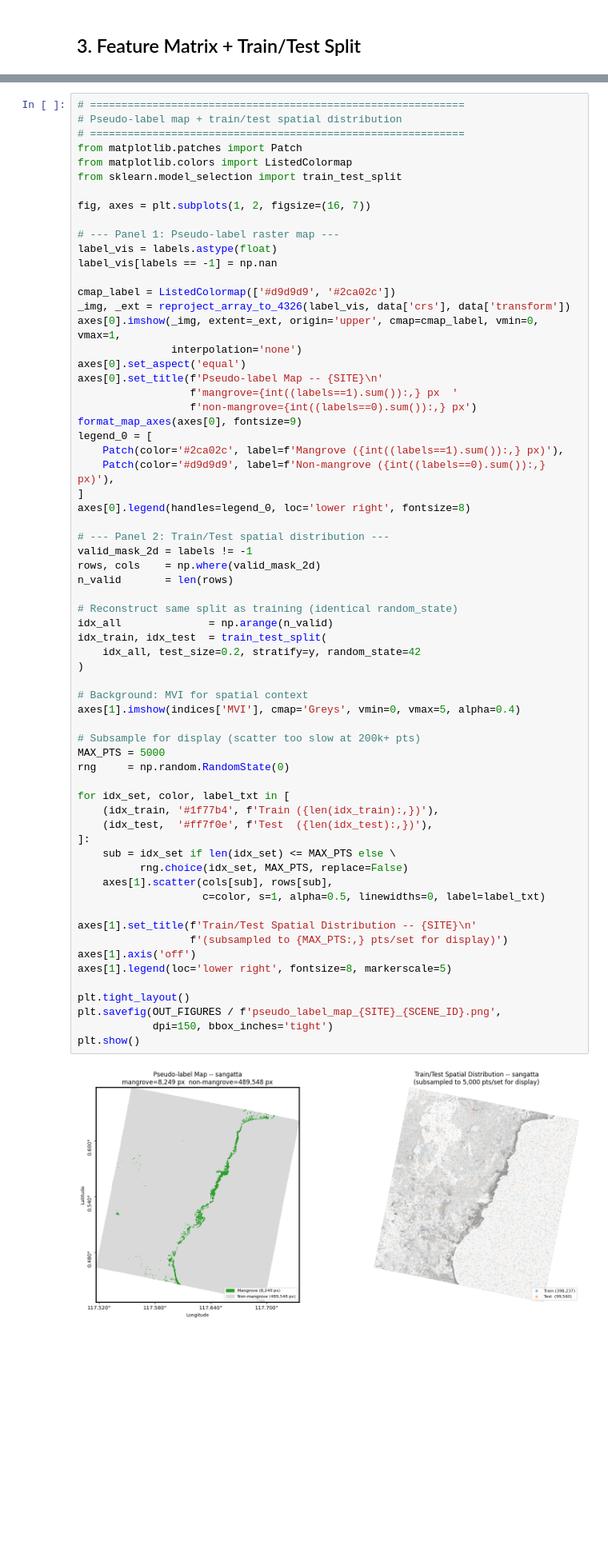
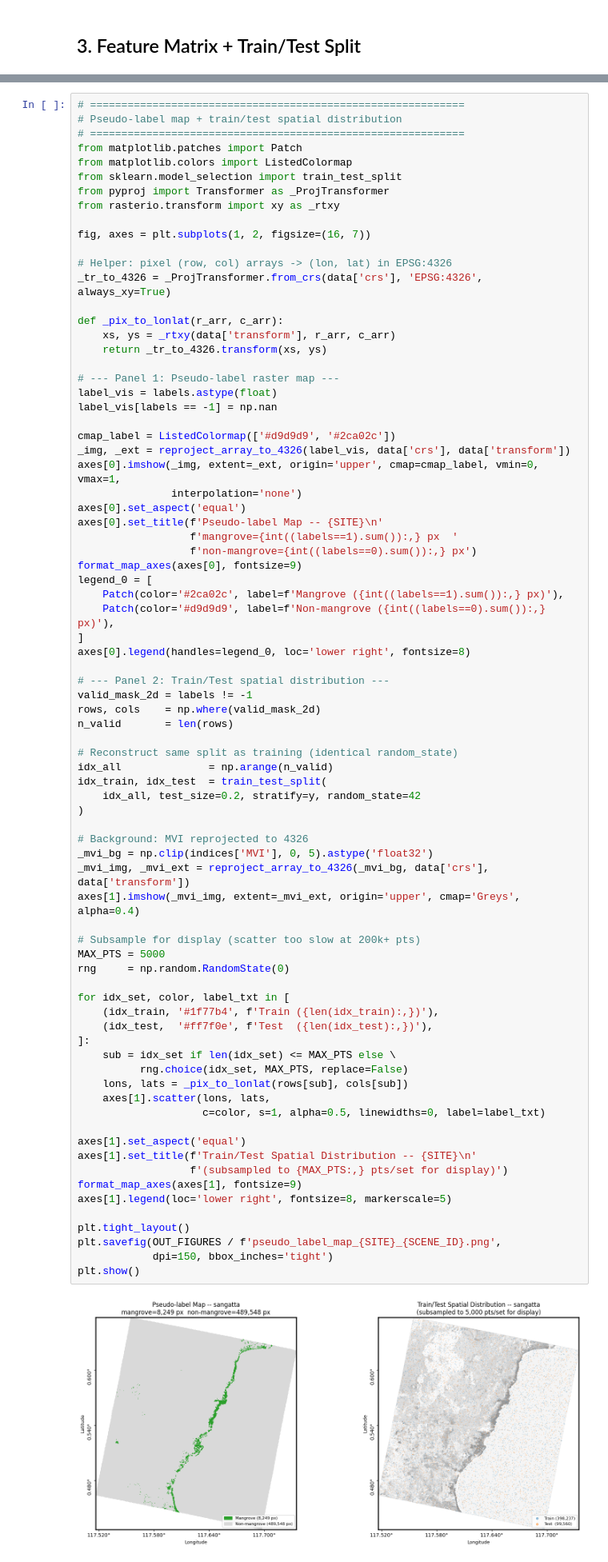
Before and after one commit to mwahyur46/tanager-mangrove-mapping, a Jupyter notebook: notebooks/02_classification.ipynb, the cells around one changed output, grey strips where cells are left out. Shown at 80% size. Cells and saved outputs as stored; diff of their text form; blank space fills up the shorter version.

```diff
--- a/notebooks/02_classification.ipynb
+++ b/notebooks/02_classification.ipynb
@@ -304,8 +304,17 @@ Shape of X_train: (398237, 9)
 from matplotlib.patches import Patch
 from matplotlib.colors import ListedColormap
 from sklearn.model_selection import train_test_split
+from pyproj import Transformer as _ProjTransformer
+from rasterio.transform import xy as _rtxy
 
 fig, axes = plt.subplots(1, 2, figsize=(16, 7))
+
+# Helper: pixel (row, col) arrays -> (lon, lat) in EPSG:4326
+_tr_to_4326 = _ProjTransformer.from_crs(data['crs'], 'EPSG:4326', always_xy=True)
+
+def _pix_to_lonlat(r_arr, c_arr):
+    xs, ys = _rtxy(data['transform'], r_arr, c_arr)
+    return _tr_to_4326.transform(xs, ys)
 
 # --- Panel 1: Pseudo-label raster map ---
 label_vis = labels.astype(float)
@@ -332,37 +341,41 @@ rows, cols    = np.where(valid_mask_2d)
 n_valid       = len(rows)
 
 # Reconstruct same split as training (identical random_state)
 idx_all              = np.arange(n_valid)
 idx_train, idx_test  = train_test_split(
     idx_all, test_size=0.2, stratify=y, random_state=42
 )
 
-# Background: MVI for spatial context
-axes[1].imshow(indices['MVI'], cmap='Greys', vmin=0, vmax=5, alpha=0.4)
+# Background: MVI reprojected to 4326
+_mvi_bg = np.clip(indices['MVI'], 0, 5).astype('float32')
+_mvi_img, _mvi_ext = reproject_array_to_4326(_mvi_bg, data['crs'], data['transform'])
+axes[1].imshow(_mvi_img, extent=_mvi_ext, origin='upper', cmap='Greys', alpha=0.4)
 
 # Subsample for display (scatter too slow at 200k+ pts)
 MAX_PTS = 5000
 rng     = np.random.RandomState(0)
 
 for idx_set, color, label_txt in [
     (idx_train, '#1f77b4', f'Train ({len(idx_train):,})'),
     (idx_test,  '#ff7f0e', f'Test  ({len(idx_test):,})'),
 ]:
     sub = idx_set if len(idx_set) <= MAX_PTS else \
           rng.choice(idx_set, MAX_PTS, replace=False)
-    axes[1].scatter(cols[sub], rows[sub],
+    lons, lats = _pix_to_lonlat(rows[sub], cols[sub])
+    axes[1].scatter(lons, lats,
                     c=color, s=1, alpha=0.5, linewidths=0, label=label_txt)
 
+axes[1].set_aspect('equal')
 axes[1].set_title(f'Train/Test Spatial Distribution -- {SITE}\n'
                   f'(subsampled to {MAX_PTS:,} pts/set for display)')
-axes[1].axis('off')
+format_map_axes(axes[1], fontsize=9)
 axes[1].legend(loc='lower right', fontsize=8, markerscale=5)
 
 plt.tight_layout()
 plt.savefig(OUT_FIGURES / f'pseudo_label_map_{SITE}_{SCENE_ID}.png',
             dpi=150, bbox_inches='tight')
 plt.show()
 # %% [output]
-[figure, old version]
+[figure, new version]
 # %%
 # ============================================================
```
Also changed, not shown: parts of 8 cells of this notebook, 24 other files.
